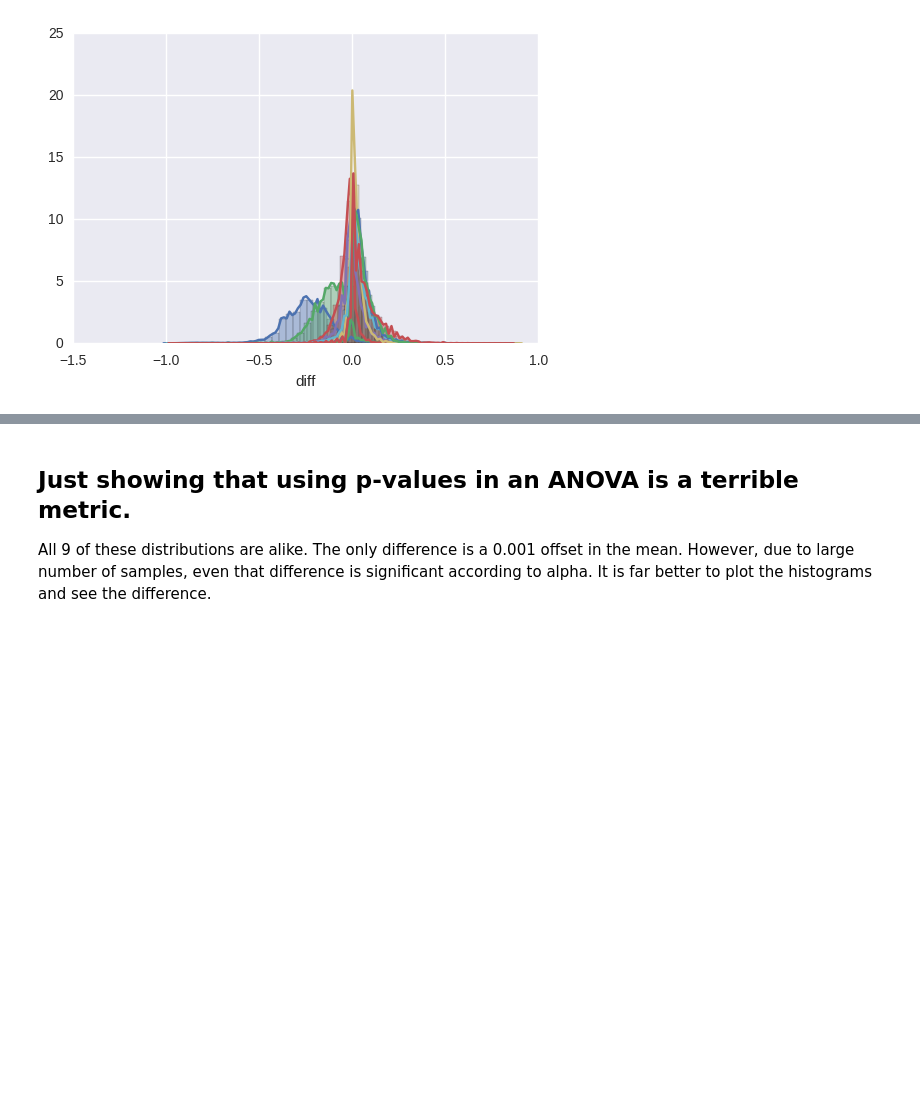
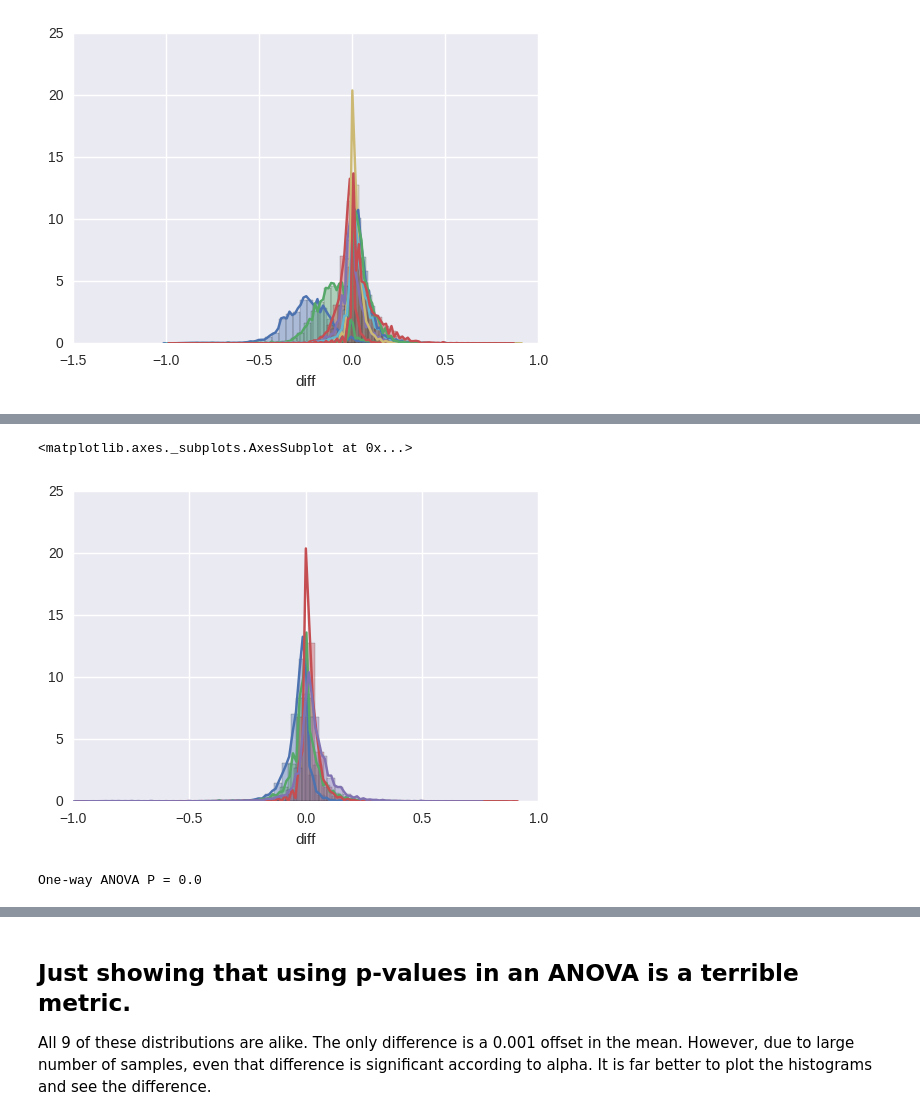
Before and after one commit to jason9263/kaggle_outbrain, a Jupyter notebook: EDA #2.ipynb, the cells around one changed output, grey strips where cells are left out. Saved outputs shown, nothing was run; the diff lists cells and outputs as text; code cells hidden in the pictures; blank space fills up the shorter version.

Commit message:
More ANOVA - 4 or more ads in display means population reflects the samples

```diff
--- a/EDA #2.ipynb
+++ b/EDA #2.ipynb
@@ -290,0 +297,17 @@ sns.distplot(treatment9,ax=ax1)
+# %%
+ax1=sns.distplot(treatment3)
+sns.distplot(treatment4,ax=ax1)
+sns.distplot(treatment5,ax=ax1)
+sns.distplot(treatment6,ax=ax1)
+# %% [output]
+<matplotlib.axes._subplots.AxesSubplot at 0x...>
+[figure, added]
+# %%
+# compute one-way ANOVA P value
+from scipy import stats
+
+f_val, p_val = stats.f_oneway(treatment4, treatment5, treatment6)
+
+print ('One-way ANOVA P = {}'.format(p_val) )
+# %% [output]
+One-way ANOVA P = 0.0
```
Also changed, not shown: parts of 5 cells of this notebook.
